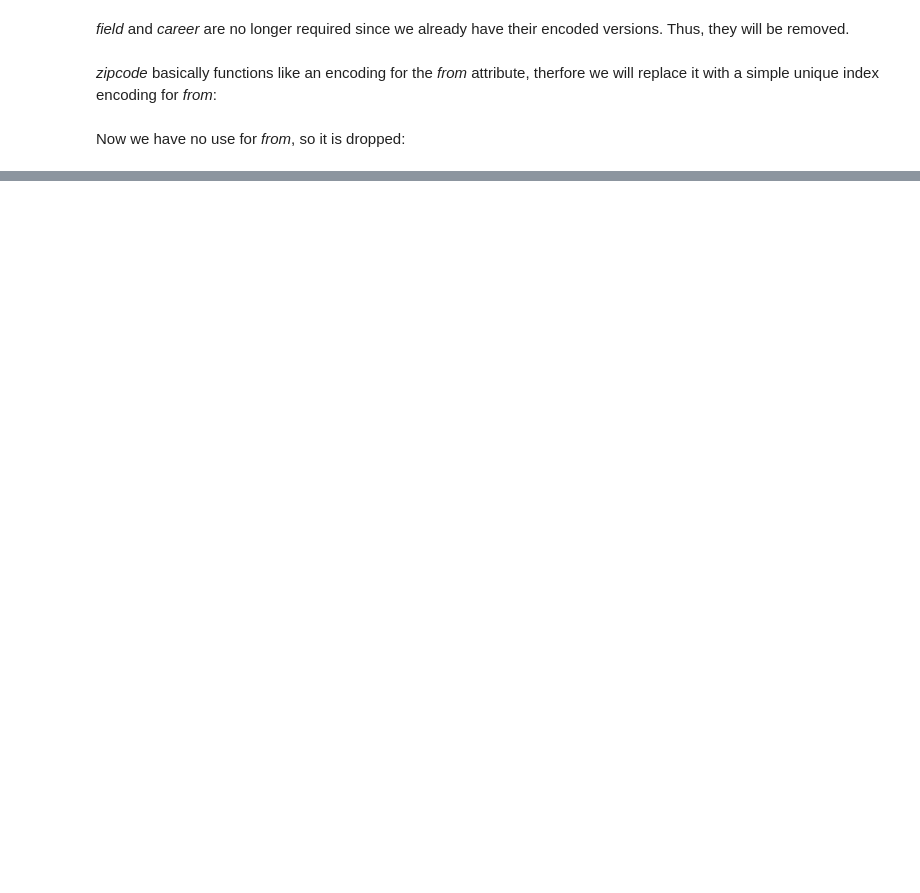
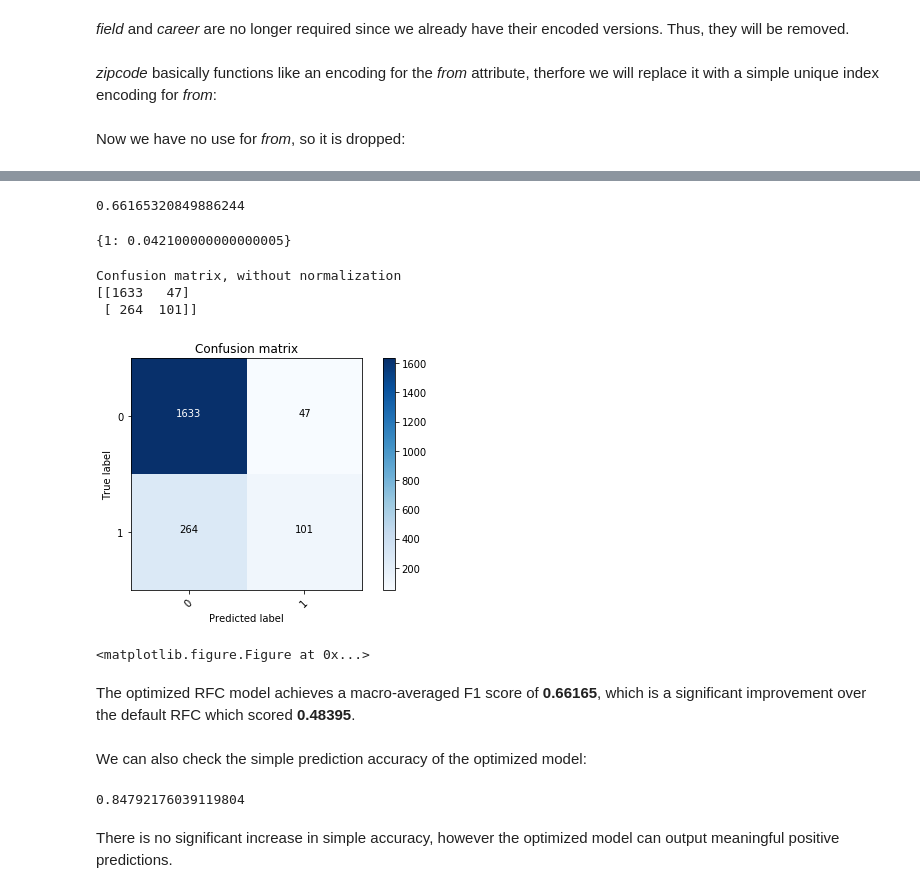
Before and after one commit to ben-the-hedgehog/speedDatingData, a Jupyter notebook: src/Speed_Dating.ipynb, the cells around one changed output, grey strips where cells are left out. Saved outputs shown, nothing was run; the diff lists cells and outputs as text; code cells hidden in the pictures; blank space fills up the shorter version.

```diff
--- a/src/Speed_Dating.ipynb
+++ b/src/Speed_Dating.ipynb
@@ -136,0 +164,4 @@ The income column needs to be converted to numerical data:
+# %%
+rfc = RandomForestClassifier(class_weight={1:1})
+# %%
+rfc.fit(train_X,  train_y)
@@ -136,0 +222,11 @@ The income column needs to be converted to numerical data:
+# %%
+from sklearn.model_selection import GridSearchCV
+from sklearn.metrics import make_scorer
+
+pos_weights = [{1 : v} for v in np.arange(1e-4, 1, 0.001)]
+pos_weights.append('balanced')
+
+param_grid = {'class_weight' : pos_weights}
+f1_scorer = make_scorer(f1_score, average='macro')
+grid = GridSearchCV(rfc, param_grid, scoring=f1_scorer)
+grid.fit(train_X, train_y)
@@ -136,0 +246,28 @@ The income column needs to be converted to numerical data:
+# %%
+best_rfc = grid.best_estimator_
+grid.best_score_
+# %% [output]
+0.66165320849886244
+# %%
+grid.best_estimator_.class_weight
+# %% [output]
+{1: 0.042100000000000005}
+# %%
+best_pred = best_rfc.predict(test_X)
+plot_confusion_matrix(test_y, best_pred, ['0', '1'])
+# %% [output]
+Confusion matrix, without normalization
+[[1633   47]
+ [ 264  101]]
+[figure, added]
+<matplotlib.figure.Figure at 0x...>
+# %% [markdown]
+The optimized RFC model achieves a macro-averaged F1 score of **0.66165**, which is a significant improvement over the default RFC which scored **0.48395**.
+# %% [markdown]
+We can also check the simple prediction accuracy of the optimized model:
+# %%
+accuracy_score(test_y, best_pred)
+# %% [output]
+0.84792176039119804
+# %% [markdown]
+There is no significant increase in simple accuracy, however the optimized model can output meaningful positive predictions.
```
Also changed, not shown: parts of 29 cells of this notebook, 3 other files.
